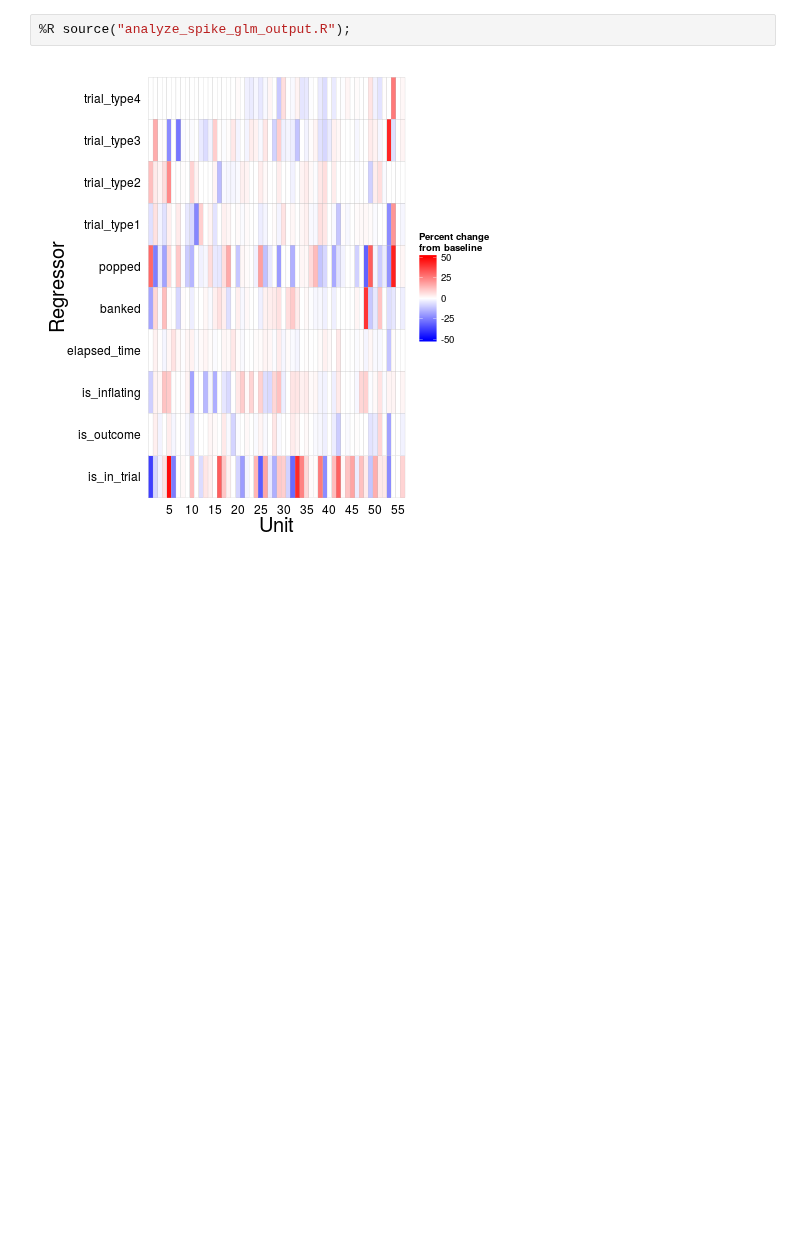
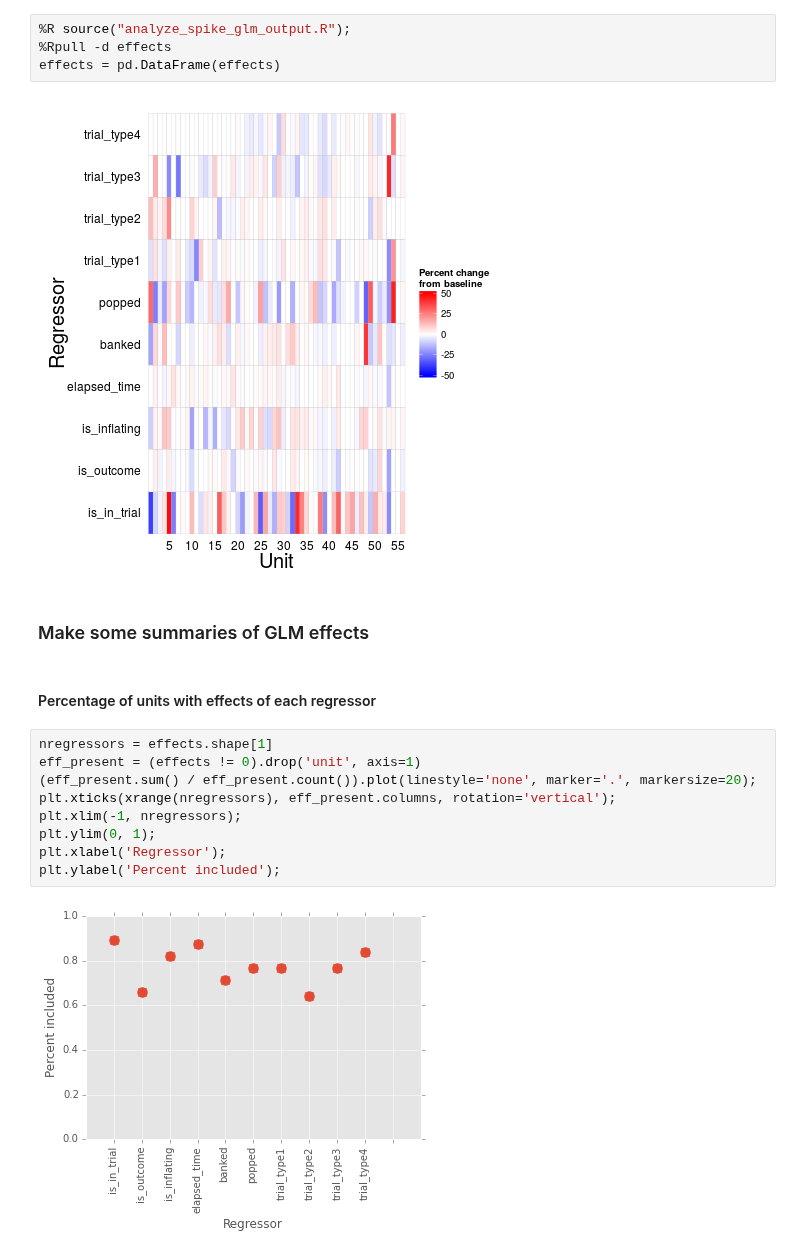
Before and after one commit to jmxpearson/hephys, a Jupyter notebook: bartc/spike_analysis_scratch.ipynb, the cells around one changed output. Cells and saved outputs as stored; diff of their text form; blank space fills up the shorter version.

Commit message:
added summaries of glm effects and psth code

```diff
--- a/bartc/spike_analysis_scratch.ipynb
+++ b/bartc/spike_analysis_scratch.ipynb
@@ -101,5 +101,22 @@ Call an R script to fit the model and perform cross-validation (note that it mat
 %load_ext rmagic
 # %%
 %R source("analyze_spike_glm_output.R");
+%Rpull -d effects
+effects = pd.DataFrame(effects)
 # %% [output]
 [figure]
+# %% [markdown]
+### Make some summaries of GLM effects
+# %% [markdown]
+#### Percentage of units with effects of each regressor
+# %%
+nregressors = effects.shape[1]
+eff_present = (effects != 0).drop('unit', axis=1)
+(eff_present.sum() / eff_present.count()).plot(linestyle='none', marker='.', markersize=20);
+plt.xticks(xrange(nregressors), eff_present.columns, rotation='vertical');
+plt.xlim(-1, nregressors);
+plt.ylim(0, 1);
+plt.xlabel('Regressor');
+plt.ylabel('Percent included');
+# %% [output]
+[figure, added]
```
Also changed, not shown: parts of 9 cells of this notebook.
